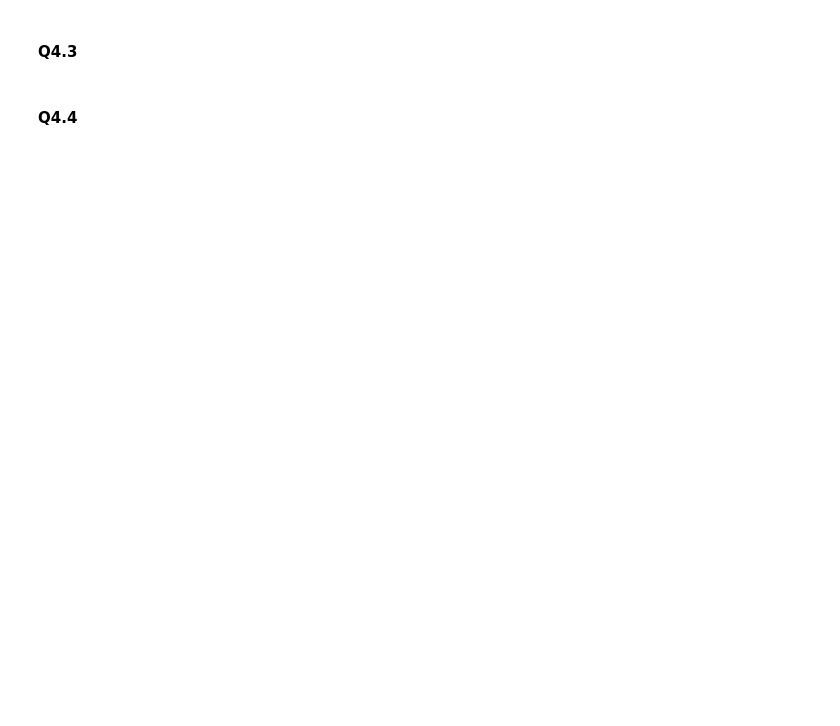
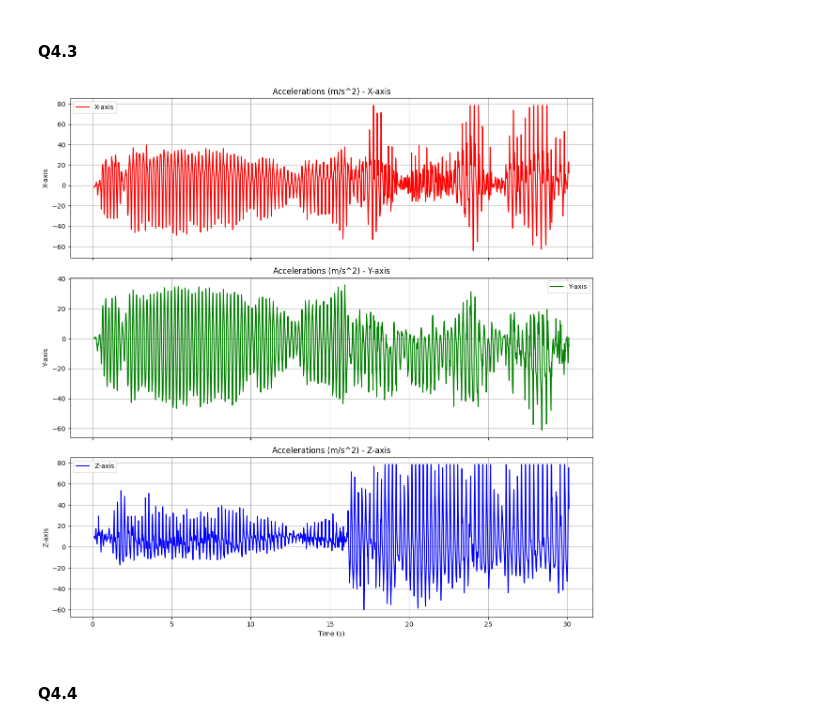
Before and after one commit to eladsimantov/Learning-Based-Inertial-Sensing, a Jupyter notebook: notebooks/HW1.ipynb, the cells around one changed output. Drawn from its saved outputs; the diff is of its cells as text; code cells hidden in the pictures; blank space fills up the shorter version.

```diff
--- a/notebooks/HW1.ipynb
+++ b/notebooks/HW1.ipynb
@@ -340,4 +385,12 @@ NameError: name 'get_mean_accelerations' is not defined
 # %% [markdown]
 #### Q4.3
+# %%
+Elad_shake_accel = remove_rows_by_time(elad_accelerometer_and_gyroscope_30sec_shake_accelerometer, START_TIME_BUFFER, 30 + START_TIME_BUFFER)
+Elad_shake_gyro = remove_rows_by_time(elad_accelerometer_and_gyroscope_30sec_shake_gyroscope, START_TIME_BUFFER, 30 + START_TIME_BUFFER)
+
+Elad_shake = Sensor(name="Elad shake accelerometer")
+Elad_shake.plot_time_series(Elad_shake_accel["Time (s)"].to_numpy(), Elad_shake_accel[["Acceleration x (m/s^2)", "Acceleration y (m/s^2)", "Acceleration z (m/s^2)"]].to_numpy(), "Accelerations (m/s^2)", "Time (s)")
+# %% [output]
+[figure, added]
 # %% [markdown]
 #### Q4.4
```
Also changed, not shown: parts of 8 cells of this notebook.
